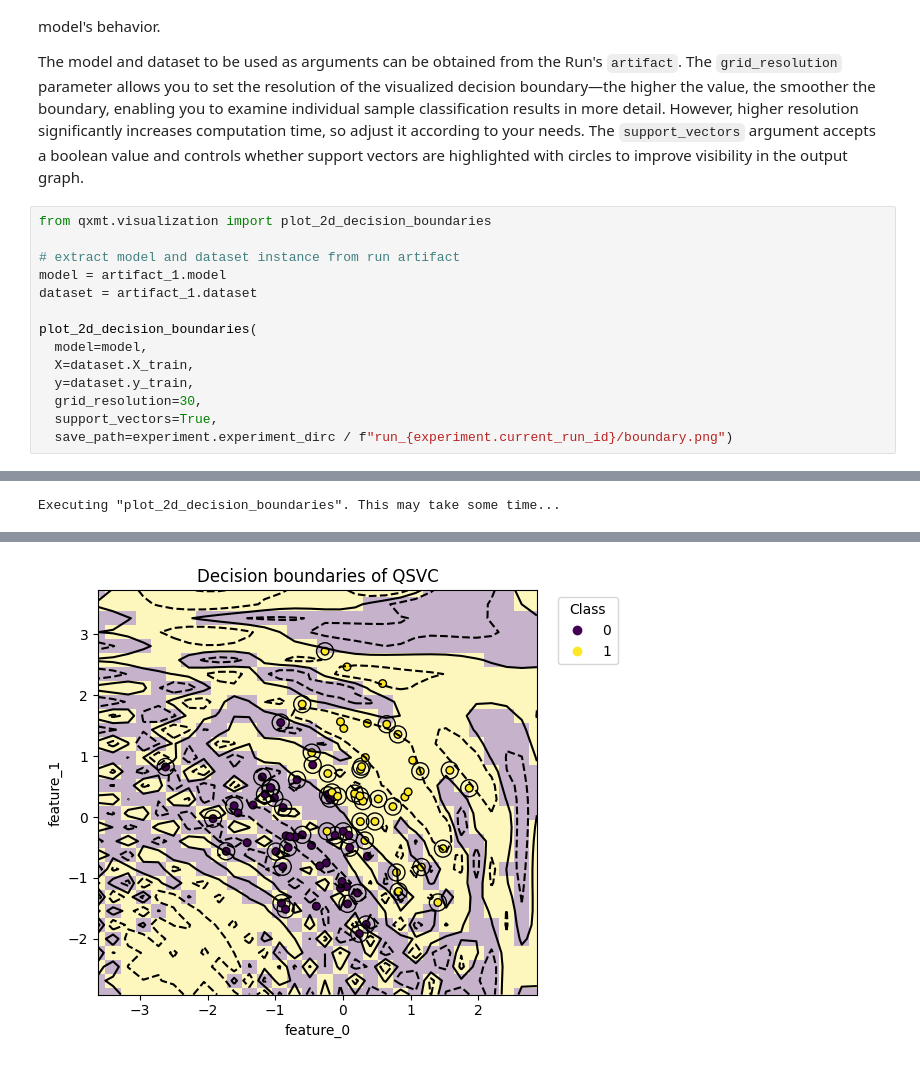
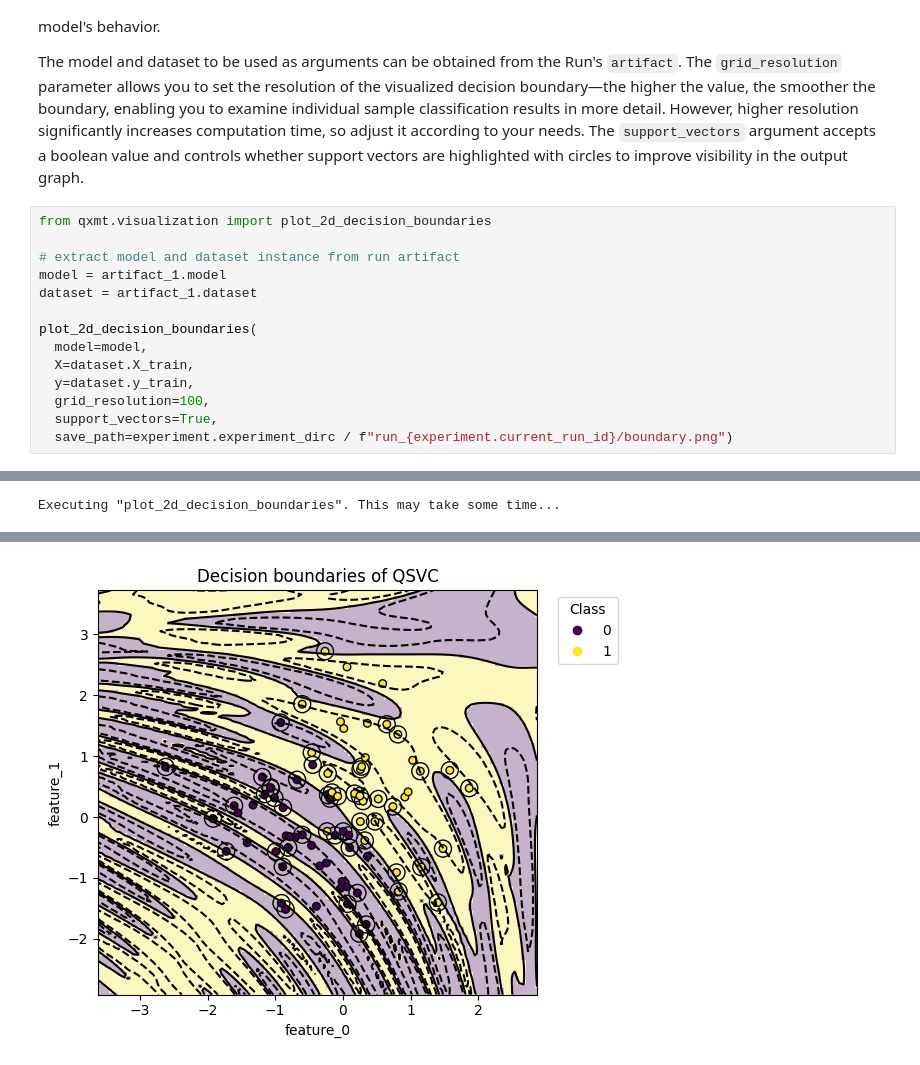
Before and after one commit to Qyusu/qxmt-tutorials, a Jupyter notebook: notebooks/simple_case_using_only_the_default_dataset_and_model.ipynb, the cells around one changed output, grey strips where cells are left out. Drawn from its saved outputs; the diff is of its cells as text.

```diff
--- a/notebooks/simple_case_using_only_the_default_dataset_and_model.ipynb
+++ b/notebooks/simple_case_using_only_the_default_dataset_and_model.ipynb
@@ -213,7 +219,7 @@ plot_2d_decision_boundaries(
   model=model,
   X=dataset.X_train,
   y=dataset.y_train,
-  grid_resolution=30,
+  grid_resolution=100,
   support_vectors=True,
   save_path=experiment.experiment_dirc / f"run_{experiment.current_run_id}/boundary.png")
 # %% [output]
@@ -222,7 +228,7 @@ Executing "plot_2d_decision_boundaries". This may take some time...
 [interactive output not drawn]
 [interactive output not drawn]
 [interactive output not drawn]
-[figure, old version]
+[figure, new version]
 # %% [markdown]
 ---
 
```
Also changed, not shown: parts of 7 cells of this notebook, 5 other files.
